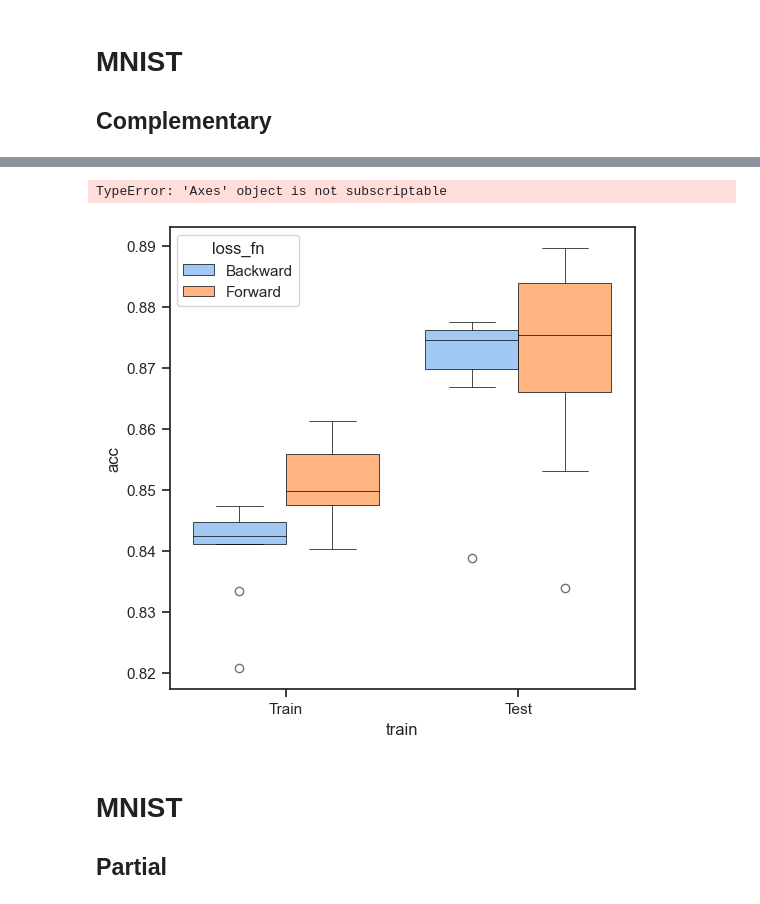
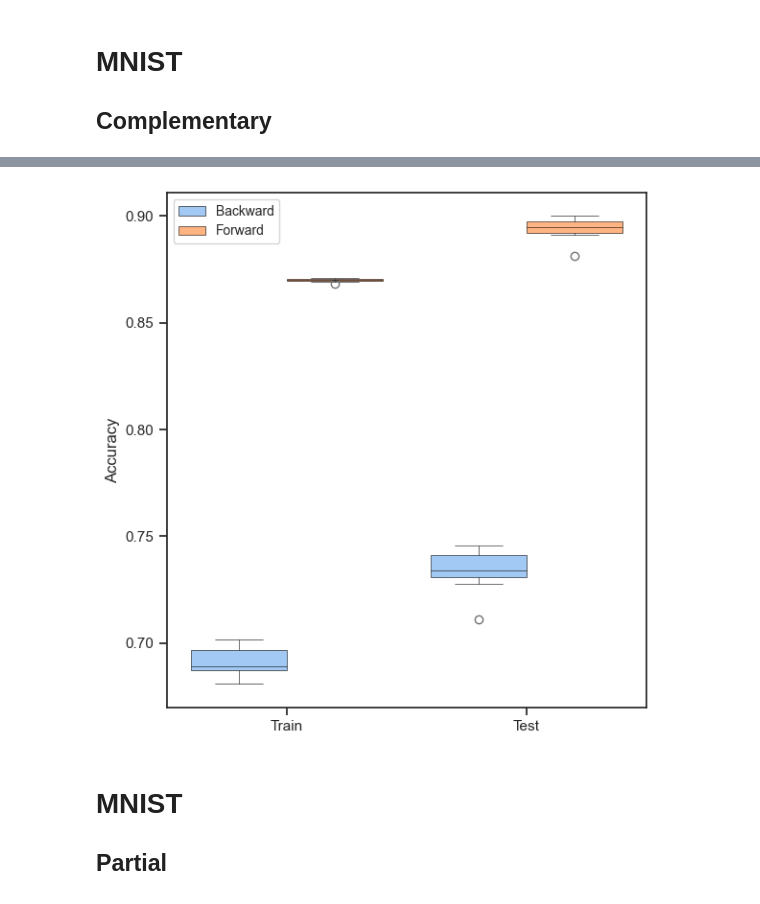
Before and after one commit to DaniBacaicoa/ForwardBackard_losses, a Jupyter notebook: New_Results_viasualization.ipynb, the cells around one changed output, grey strips where cells are left out. Cells and saved outputs as stored; diff of their text form; code cells hidden in the pictures.

```diff
--- a/New_Results_viasualization.ipynb
+++ b/New_Results_viasualization.ipynb
@@ -126,8 +126,8 @@ plt.show()
 ## Noisy
 # %%
 df_list = []
-#folder_path = 'Results/mnist_Noisy_Patrini_MNIST'
-folder_path = 'Results/Old/mnist_Noisy_Patrini_MNIST'
+folder_path = 'Results/mnist_Noisy_Patrini_MNIST'
+#folder_path = 'Results/Old/mnist_Noisy_Patrini_MNIST'
 for filename in os.listdir(folder_path):
     if filename.endswith('.csv'):
         file_path = os.path.join(folder_path, filename)
@@ -293,37 +293,36 @@ See the caveats in the documentation: https://pandas.pydata.org/pandas-docs/stab
 # %%
 selected_loss_fns = ['Backward', 'Forward']
-last_epoch_df = df_concatenado[df_concatenado['epoch'] == 50]
+last_epoch_df = df_concatenado[df_concatenado['epoch'] == 5]
 last_epoch_df = last_epoch_df[last_epoch_df['loss_fn'].isin(selected_loss_fns)]
 
-df_corr1 = last_epoch_df[last_epoch_df['corr_p']==0.2]
+df_corr1 = last_epoch_df[last_epoch_df['corr_p'] == 0.2]
 
 sns.set_theme(style="ticks", palette="pastel")
-fig, axes = plt.subplots(1, 1, figsize=(6, 6), sharey=False)
+fig, ax = plt.subplots(figsize=(6, 6))  # Use `ax` instead of `axes` and remove sharey
 
+hue_order = ['Backward', 'Forward']
+new_labels = ['Backward', 'Forward']
 
-hue_order = ['Backward', 'Forward']#'Backward_conv', 'Backward_opt', 'Backward_opt_conv', 'Forward', 'Forward_opt']
-new_labels = ['Backward', 'Forward']#'Convex Backward ', r'Backward (${\bf B}^\ast$)', r'Convex Backward (${\bf B}^\ast$)', , r'ForwardBackward (${\bf F=I},{\bf B=B^\ast}$)']
+sns.boxplot(data=df_corr1, x='train', y='acc', hue='loss_fn', hue_order=hue_order, saturation=1,
+            boxprops=dict(edgecolor='black', linewidth=0.4),
+            whiskerprops=dict(color='black', linewidth=0.4),
+            capprops=dict(color='black', linewidth=0.4),
+            medianprops=dict(color='black', linewidth=0.4))
 
+# Set labels
+#ax.set_xlabel(r'$\rho=0.3$')
+ax.set_ylabel('Accuracy')
+ax.set_xlabel(r'')
 
-sns.boxplot(data=df_corr1, x='train', y='acc', hue='loss_fn', hue_order= hue_order, saturation=1,
-            boxprops=dict(edgecolor='black', linewidth=0.5),
-            whiskerprops=dict(color='black', linewidth=0.5),
-            capprops=dict(color='black', linewidth=0.5),
-            medianprops=dict(color='black', linewidth=0.5))
-axes[0].set_xlabel(r'$\rho=0.3$')
-axes[0].set_ylabel('Accuracy')
+# Modify the legend with new labels
+handles, labels = ax.get_legend_handles_labels()
+ax.legend(handles, new_labels, prop={'size': 10})
 
-handles, labels = axes[0].get_legend_handles_labels()
-axes[0].legend(handles, new_labels,prop={'size': 10})
-print(labels)
-
-# Adjust layout
+# Adjust layout and display the plot
 plt.tight_layout()
 plt.show()
-#plt.savefig('Fig2.eps', format='eps',dpi=1000)
 # %% [output]
-TypeError: 'Axes' object is not subscriptable
-[figure, old version]
+[figure, new version]
 # %% [markdown]
 # MNIST
 ## Partial
```
Also changed, not shown: parts of 23 cells of this notebook, 1 other file.
